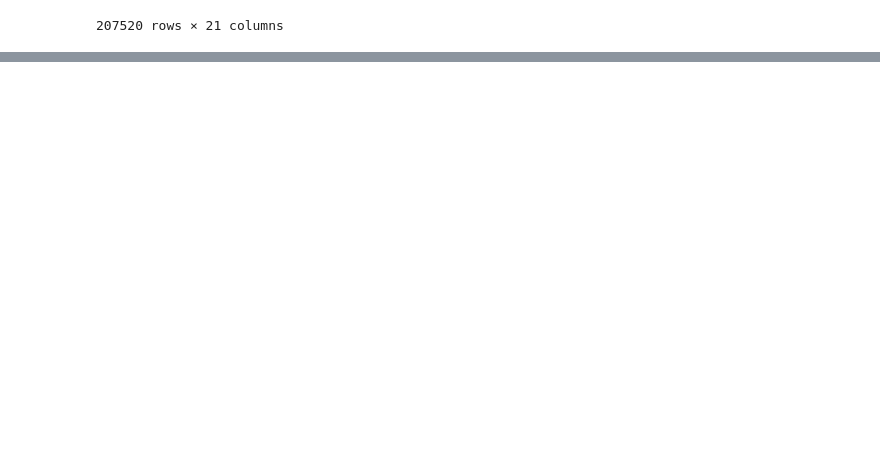
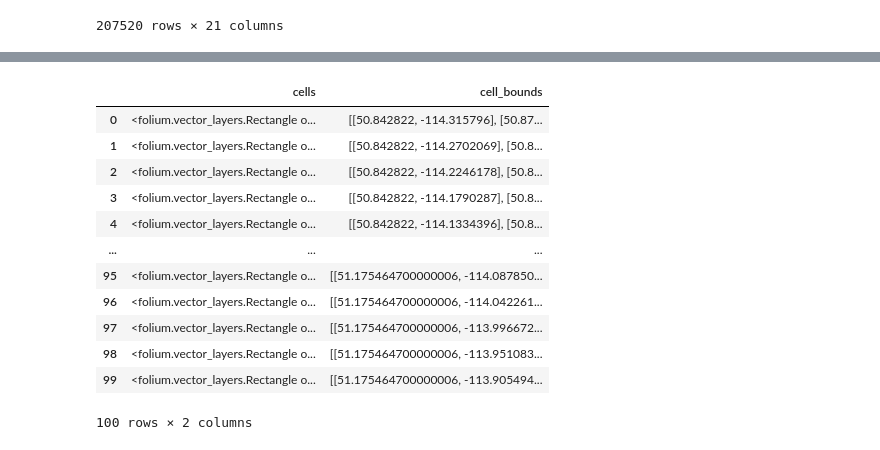
Before and after one commit to mklasby/Calgary_Accident_Analysis, a Jupyter notebook: main.ipynb, the cells around one changed output, grey strips where cells are left out. Saved outputs shown, nothing was run; the diff lists cells and outputs as text; code cells hidden in the pictures; blank space fills up the shorter version.

```diff
--- a/main.ipynb
+++ b/main.ipynb
@@ -331,3 +312,19 @@ display(signs_test_df)
+# %%
+cells_df
+# %% [output]
+|  | cells | cell_bounds |
+| 0 | <folium.vector_layers.Rectangle o... | [[50.842822, -114.315796], [50.87... |
+| 1 | <folium.vector_layers.Rectangle o... | [[50.842822, -114.2702069], [50.8... |
+| 2 | <folium.vector_layers.Rectangle o... | [[50.842822, -114.2246178], [50.8... |
+| 3 | <folium.vector_layers.Rectangle o... | [[50.842822, -114.1790287], [50.8... |
+| 4 | <folium.vector_layers.Rectangle o... | [[50.842822, -114.1334396], [50.8... |
+| ... | ... | ... |
+| 95 | <folium.vector_layers.Rectangle o... | [[51.175464700000006, -114.087850... |
+| 96 | <folium.vector_layers.Rectangle o... | [[51.175464700000006, -114.042261... |
+| 97 | <folium.vector_layers.Rectangle o... | [[51.175464700000006, -113.996672... |
+| 98 | <folium.vector_layers.Rectangle o... | [[51.175464700000006, -113.951083... |
+| 99 | <folium.vector_layers.Rectangle o... | [[51.175464700000006, -113.905494... |
+100 rows × 2 columns
 # %%
 # point = signs_test_df['POINT'].iloc[0]['coordinates']
 print('running')
```
Also changed, not shown: parts of 11 cells of this notebook, 7 other files.
